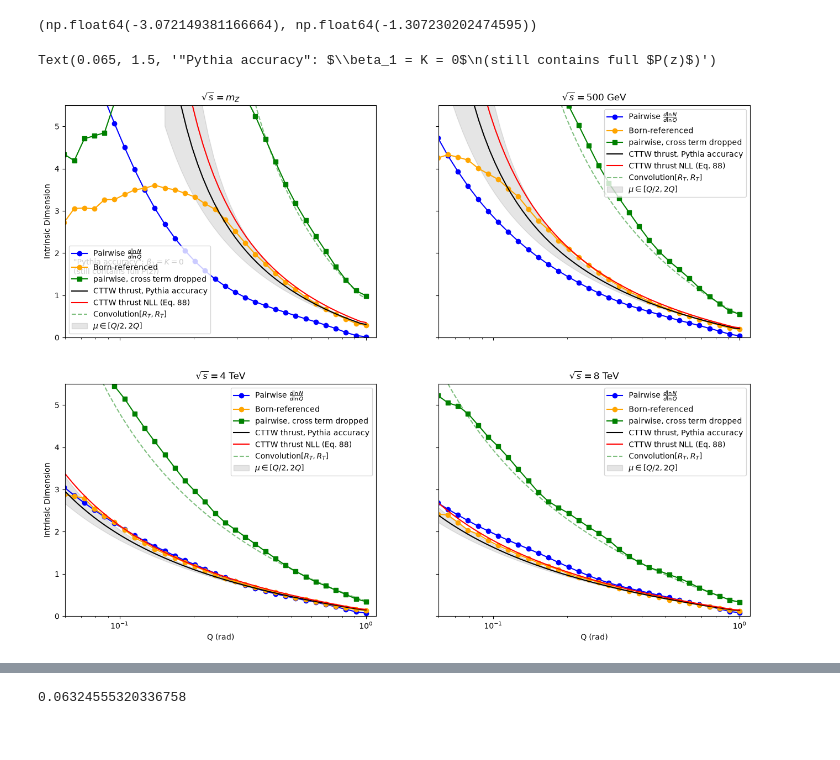
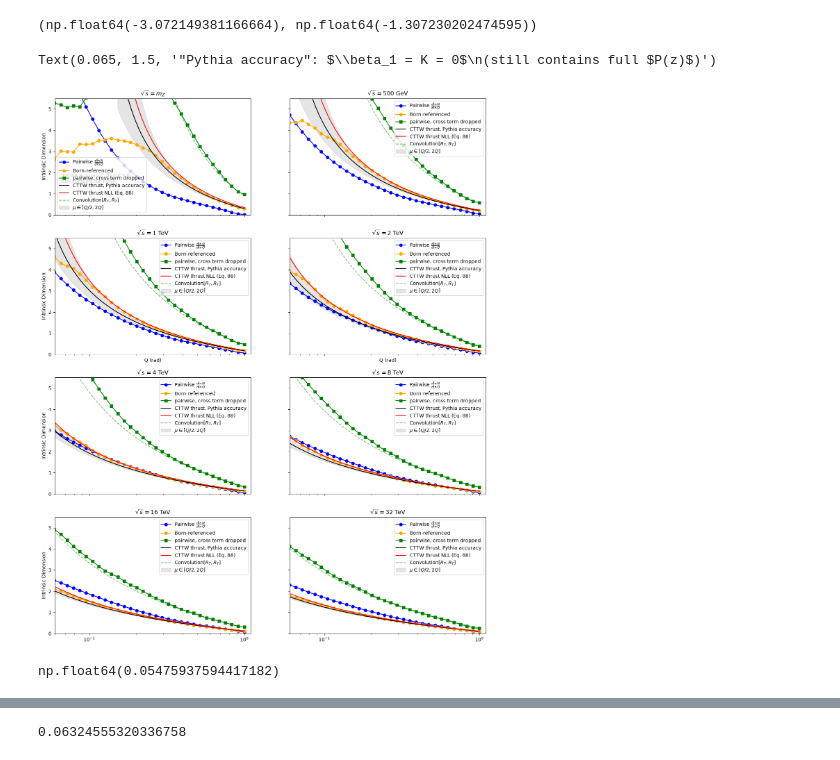
Before and after one commit to ykahn/Jet-Scaling-Laws, a Jupyter notebook: StevensCode/Pythia_EFP_NTK.ipynb, the cells around one changed output, grey strips where cells are left out. Cells and saved outputs as stored; diff of their text form; code cells hidden in the pictures.

```diff
--- a/StevensCode/Pythia_EFP_NTK.ipynb
+++ b/StevensCode/Pythia_EFP_NTK.ipynb
@@ -139,7 +147,7 @@ F = np.load('features/EFPs_restricted_d13.npz')
 EFP_sets = {k: F[k] for k in F.files if k != 'dmax'}     # keys: u3, u4, u5, u6, u7, u10, Z1..Z4
 # SIJ_sets = dict(np.load('features/SIJ.npz'))              # same keys, same events
 SIJ_sets = {k: v for k, v in np.load('features/SIJ.npz').items() if v.shape[1] > 1}
-QVC_sets = dict(np.load('features/QVEC_nq1024.npz'))
+QVC_sets = {os.path.basename(f)[len('QVEC_nq2048_'):-4]: np.load(f, mmap_mode='r') for f in sorted(glob.glob('features/QVEC_nq2048_*.npy'))}
 print('EFP:', {k: v.shape for k, v in EFP_sets.items()})
 print('SIJ:', {k: v.shape for k, v in SIJ_sets.items()})
 print('Qvc:', {k: v.shape for k, v in QVC_sets.items()})
@@ -545,28 +559,28 @@ plt.tight_layout();  plt.show()
 # %% [markdown]
 ## SEMD
 # %%
-def semd_matrix(Q, dev='cuda'):   # (n, nq) Q-vectors -> (n, n) pairwise spectral EMDs (p = 2), in radians
-    Q = torch.as_tensor(Q, dtype=torch.float64, device=dev)
-    return (torch.cdist(Q, Q)**2 / Q.shape[1]).cpu().numpy()
+def semd_matrix(Q, dev='cuda'):                     # stays on the GPU now
+    Q = torch.as_tensor(np.asarray(Q), dtype=torch.float64, device=dev)
+    return torch.cdist(Q, Q)**2 / Q.shape[1]
 
-def N_of_Q(SEMD, Q):
-    return (SEMD < Q**2).sum(1) - 1     # per-event count of neighbours within Q (minus self)
+def N_of_Q(S, Q):
+    return ((S < Q**2).sum(1) - 1).double().mean().item()       # per-event count of neighbours within Q (minus self)
 # %% [markdown]
 Define S, N, (mask N, Q), and d :
 # %%
 Qs = np.logspace(-2, 0, 50)
-M = 10_000
+M = 20_000
 Ns, Nm, Ds, Qm = {}, {}, {}, {}
-minNs = {'Z': 0.3, 'Z08': 3e3, 'Z12': 2e3, 'Z16': 1e3, 'Z1': 0.3, 'Z2': 0.3, 'Z3': 0.3, 'Z500GeV': 0.3, 'Z1TeV': 0.3, 'Z2TeV': 0.3,  'Z4TeV': 0.3, 'Z8TeV': 0.3}
+minNs = {'Z': 0.3, 'Z08': 3e3, 'Z12': 2e3, 'Z16': 1e3, 'Z1': 0.3, 'Z2': 0.3, 'Z3': 0.3, 'Z500GeV': 0.3, 'Z1TeV': 0.3, 'Z2TeV': 0.3,  'Z4TeV': 0.3, 'Z8TeV': 0.3, 'Z16TeV': 0.3, 'Z32TeV': 0.3}
 # Distance from Born
-Qborn = np.r_[np.zeros(512), np.full(512, np.pi)]
+Qborn = np.r_[np.zeros(1024), np.full(1024, np.pi)]
 Nb, Db, Qb = {}, {}, {}
 North, Nfull, Dorth, Dfull = {}, {}, {}, {}
 
 # for key in ['Z', 'Z08', 'Z12', 'Z16', 'Z1', 'Z2', 'Z3', 'Z1TeV']:
-for key in ['Z', 'Z500GeV', 'Z1TeV', 'Z2TeV', 'Z4TeV', 'Z8TeV']:
+for key in ['Z', 'Z1', 'Z500GeV', 'Z1TeV', 'Z2TeV', 'Z4TeV', 'Z8TeV', 'Z16TeV', 'Z32TeV']:
     S = semd_matrix(QVC_sets[key][:M])
-    Ns[key] = np.array([N_of_Q(S, Q).mean() for Q in Qs])
+    Ns[key] = np.array([N_of_Q(S, Q) for Q in Qs])
     ok = Ns[key] > minNs[key]
     Nm[key] = Ns[key][ok]
     Qm[key] = Qs[ok]
@@ -574,15 +588,15 @@ for key in ['Z', 'Z500GeV', 'Z1TeV', 'Z2TeV', 'Z4TeV', 'Z8TeV']:
     ### Define V ###
     V = QVC_sets[key][:M] - Qborn
     ###### Born-Referenced ####
-    d_born = np.linalg.norm(QVC_sets[key] - Qborn , axis=1)/np.sqrt(1024)
+    d_born = np.linalg.norm(QVC_sets[key] - Qborn , axis=1)/np.sqrt(2048)
     Nb[key] = np.array([(d_born < Q).sum() for Q in Qs])
     okb = Nb[key] > 10
     Qb[key] = Qs[okb]
     Db[key] = np.gradient(np.log(Nb[key][okb]), np.log(Qb[key]))
     ###### drop cross term ####
-    db = np.linalg.norm(V, axis=1)/np.sqrt(1024)       # |v_A| = 2 sqrt(tau_A), one per event
-    D2orth = db[:,None]**2 + db[None,:]**2;  np.fill_diagonal(D2orth, np.inf)   # pair "distance" with cross term dropped
-    North[key] = np.array([(D2orth < Q**2).sum(1).mean() for Q in Qs])
+    db = np.linalg.norm(V, axis=1)/np.sqrt(2048)       # |v_A| = 2 sqrt(tau_A), one per event
+    d2 = torch.as_tensor(db**2, device='cuda');  D2orth = d2[:, None] + d2[None, :];  D2orth.fill_diagonal_(float('inf'))
+    North[key] = np.array([(D2orth < Q**2).sum(1).double().mean().item() for Q in Qs])
     Dorth[key]  = np.gradient(np.log(North[key]), np.log(Qs))
 # %%
 # for key in ['Z1', 'Z2', 'Z3', 'Z', 'Z08', 'Z12', 'Z16', 'Z1TeV']:
@@ -831,35 +845,40 @@ lnR_T(0.01, Qcm=91.19), lnR_T(0.01, Qcm=1000.)
 # %%
 dimf = lambda s: np.gradient(s, np.log(Qg))
 panels = [('Z', 91.19, r'$\sqrt{s} = m_Z$'), ('Z500GeV', 500., r'$\sqrt{s} = 500$ GeV'),
-          ('Z4TeV', 4000., r'$\sqrt{s} = 4$ TeV'), ('Z8TeV', 8000., r'$\sqrt{s} = 8$ TeV')]
+          ('Z1TeV', 1000., r'$\sqrt{s} = 1$ TeV'), ('Z2TeV', 2000., r'$\sqrt{s} = 2$ TeV'),
+          ('Z4TeV', 4000., r'$\sqrt{s} = 4$ TeV'), ('Z8TeV', 8000., r'$\sqrt{s} = 8$ TeV'),
+          ('Z16TeV', 16000., r'$\sqrt{s} = 16$ TeV'), ('Z32TeV', 32000., r'$\sqrt{s} = 32$ TeV')]
 th, dC = {}, {}
 for key, Qcm, _ in panels:
     th[key] = (dimf(lnR_T(tau, shower=True, Qcm=Qcm)), dimf(lnR_T(tau, Qcm=Qcm)),
                dimf(lnR_T(tau, xmu=0.5, shower=True, Qcm=Qcm)), dimf(lnR_T(tau, xmu=2, shower=True, Qcm=Qcm)))
     dC[key] = dimf(lnConv(Qg, shower=True, Qcm=Qcm))
 
-fig, axs = plt.subplots(2, 2, figsize=(16, 12), sharey=True, sharex=True)
+fig, axs = plt.subplots(4, 2, figsize=(16, 20), sharey=True, sharex=True)
 # ### d += DeltaGamma from B12 of Larkowski 2025
-# from scipy.special import zeta
 # dg = 2*(0.1365/(2*np.pi))**2*CF**2*(6*np.pi**2*np.log(2) - 7*zeta(3))
 # for ax, (key, _, _) in zip(axs.flat, panels): ax.semilogx(Qg, dC[key] - dg, 'k:', label=r'Conv$[R_T,R_T]$ $-\,\Delta\gamma^{(2)}_{AB}$')
 # ###
 for ax, (key, Qcm, title) in zip(axs.flat, panels):
     sh, nll, lo, hi = th[key]
     ax.semilogx(Qm[key], Ds[key], 'o-', color='b', label=r'Pairwise $\frac{d\ln N}{d\ln Q}$')
     ax.semilogx(Qb[key], Db[key], 'o-', color='orange', label='Born-referenced')
     ax.semilogx(Qs, Dorth[key], 's-', color='g', label='pairwise, cross term dropped')
     ax.semilogx(Qg, sh, 'k-', label='CTTW thrust, Pythia accuracy')
     ax.semilogx(Qg, nll, 'r-', label='CTTW thrust NLL (Eq. 88)')
     ax.semilogx(Qg, dC[key], 'g--', alpha=0.5, label=r'Convolution$[R_T, R_T]$')
     ax.fill_between(Qg, np.minimum(lo, hi), np.maximum(lo, hi), color='k', alpha=0.1, label=r'$\mu \in [Q/2, 2Q]$')
     ax.set_xlim(0.06, 1.1); ax.set_ylim(0, 5.5); ax.set_title(title); ax.legend()
 for ax in axs[1]: ax.set_xlabel('Q (rad)')
 for ax in axs[:, 0]: ax.set_ylabel('Intrinsic Dimension')
 axs[0, 0].text(0.065, 1.5, '"Pythia accuracy": $\\beta_1 = K = 0$\n(still contains full $P(z)$)')
 # %% [output]
 Text(0.065, 1.5, '"Pythia accuracy": $\\beta_1 = K = 0$\n(still contains full $P(z)$)')
-[figure, old version]
+[figure, new version]
+# %%
+ 2*(0.1365/(2*np.pi))**2*CF**2*(6*np.pi**2*np.log(2) - 7*zeta(3))
+# %% [output]
+np.float64(0.05475937594417182)
 # %%
 # plt.semilogx(Qs, np.log(Ns['Z']/North['Z']), 'ko', Qs, g(Rp), 'g-', Qg, g(RZ), 'm--');  plt.xlim(0.25, 1); plt.ylim(-0,5)
 # %%
```
Also changed, not shown: parts of 10 cells of this notebook, 1 other file.
